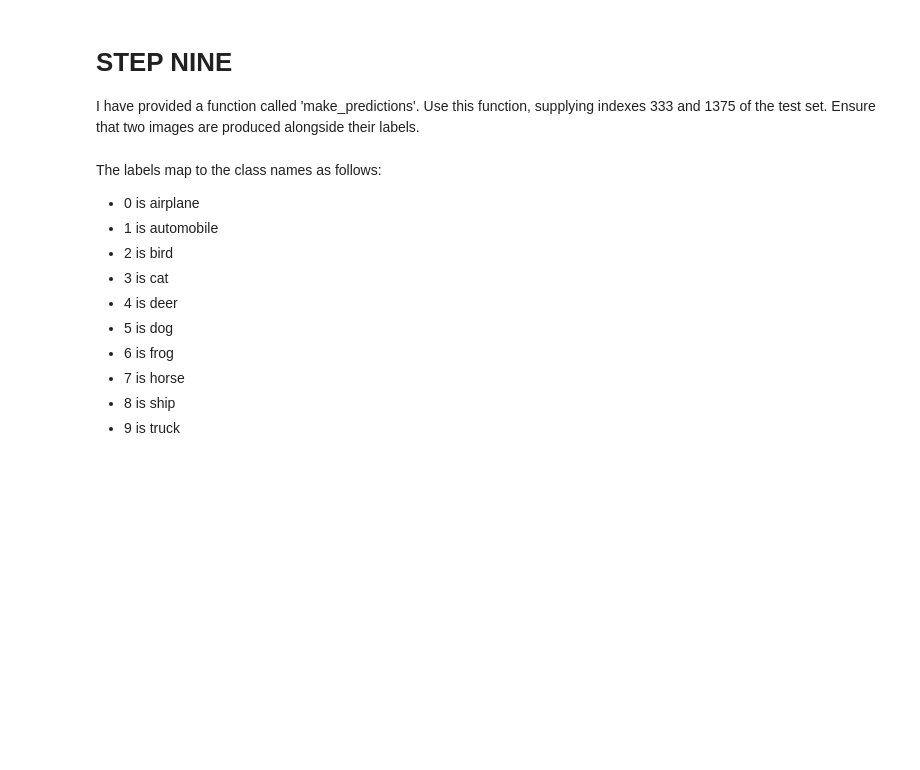
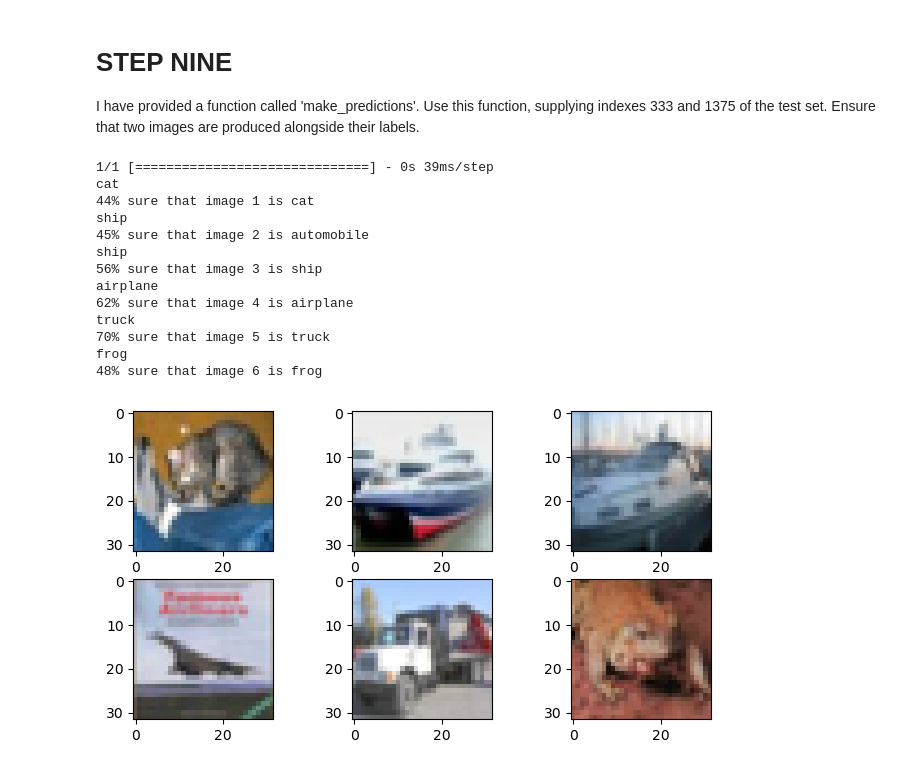
Before and after one commit to dupput/introtoai, a Jupyter notebook: Worksheet_3.ipynb, the cells around one changed output. Drawn from its saved outputs; the diff is of its cells as text; code cells hidden in the pictures; blank space fills up the shorter version.

```diff
--- a/Worksheet_3.ipynb
+++ b/Worksheet_3.ipynb
@@ -25,3 +21,10 @@ def display_image(data, index):
+# %%
+def display_image(data, index):
+    fig = plt.figure(figsize=(8,4))
+    for i, idx in enumerate(index):
+        fig.add_subplot(2, int(len(index)/2), i+1)
+        im = data[idx]
+        plt.imshow(im)
 # %%
 def onehotencode(y_train, y_test):
     from tensorflow.keras.utils import to_categorical
@@ -76,11 +87,10 @@ def build_fit_eval_model(x_train, x_test, y_train_categorical, y_test_categorica
 
     return model
 # %%
-def make_predictions(model, data, indices):
-    display_image(x_test, indices[0])
-    display_image(x_test, indices[1])
+def make_predictions(model, x_test, indices):
+    display_image(x_test, indices)
 
-    predictions = model.predict(data[indices])
+    predictions = model.predict(x_test[indices])
     print(predictions)
 # %% [markdown]
 # STEP ZERO
@@ -163,15 +187,3 @@ What is the accuracy of this CNN on the test dataset? Report the percentage.
 # STEP NINE
 
 I have provided a function called 'make_predictions'. Use this function, supplying indexes 333 and 1375 of the test set. Ensure that two images are produced alongside their labels.
-# %% [markdown]
-The labels map to the class names as follows:
-* 0 is airplane
-* 1 is automobile
-* 2 is bird
-* 3 is cat
-* 4 is deer
-* 5 is dog
-* 6 is frog
-* 7 is horse
-* 8 is ship
-* 9 is truck
@@ -179,0 +190,46 @@ make_predictions(model, data, indices)
+# %%
+labels = {0: 'airplane',
+1 : 'automobile',
+2 : 'bird',
+3 : 'cat ',
+4 : 'deer',
+5 : 'dog',
+6 : 'frog',
+7 : 'horse',
+8 : 'ship',
+9 : 'truck'}
+# %%
+def make_predictions(model, x_test, y_test, indices):
+    predictions = model.predict(x_test[indices])
+    fig = display_image(x_test, indices)
+
+    for idx, p in enumerate(predictions):
+        guess_key = p.argmax()
+
+        correct_key = y_test[indices[idx]][0]
+        correct_label = labels[correct_key]
+
+        print(correct_label)
+
+        guess_percent = 100 * p[guess_key]
+        guess_label = labels[guess_key]
+
+        print(str(int(guess_percent)) + '% sure that image ' + str(idx+1) + ' is ' + guess_label)
+
+
+make_predictions(model, x_test, y_test, [0,1,2,3,45,5])
+# %% [output]
+1/1 [==============================] - 0s 39ms/step
+cat
+44% sure that image 1 is cat
+ship
+45% sure that image 2 is automobile
+ship
+56% sure that image 3 is ship
+airplane
+62% sure that image 4 is airplane
+truck
+70% sure that image 5 is truck
+frog
+48% sure that image 6 is frog
+[figure, added]
```
Also changed, not shown: parts of 6 cells of this notebook, 5 other files.
